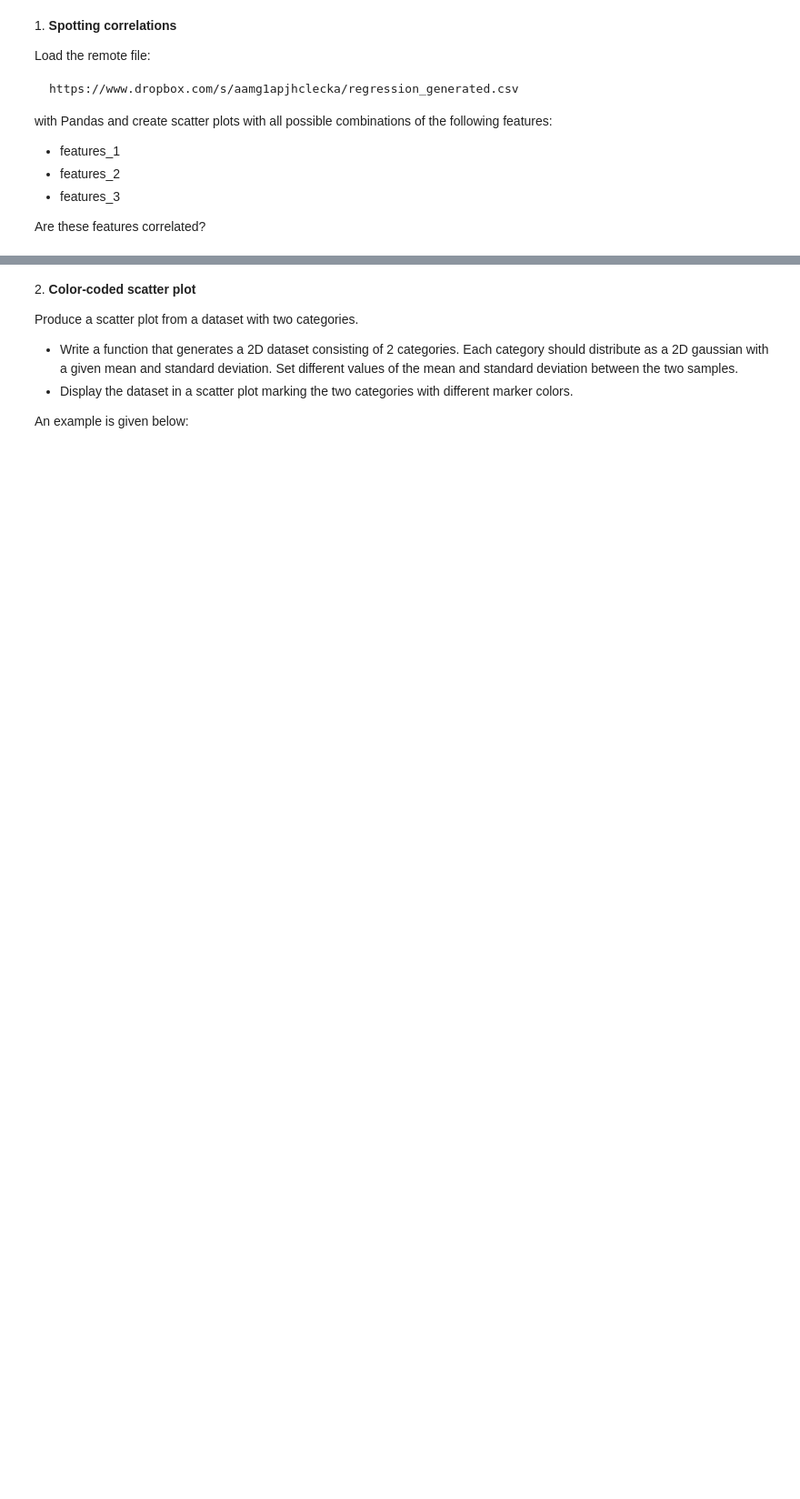
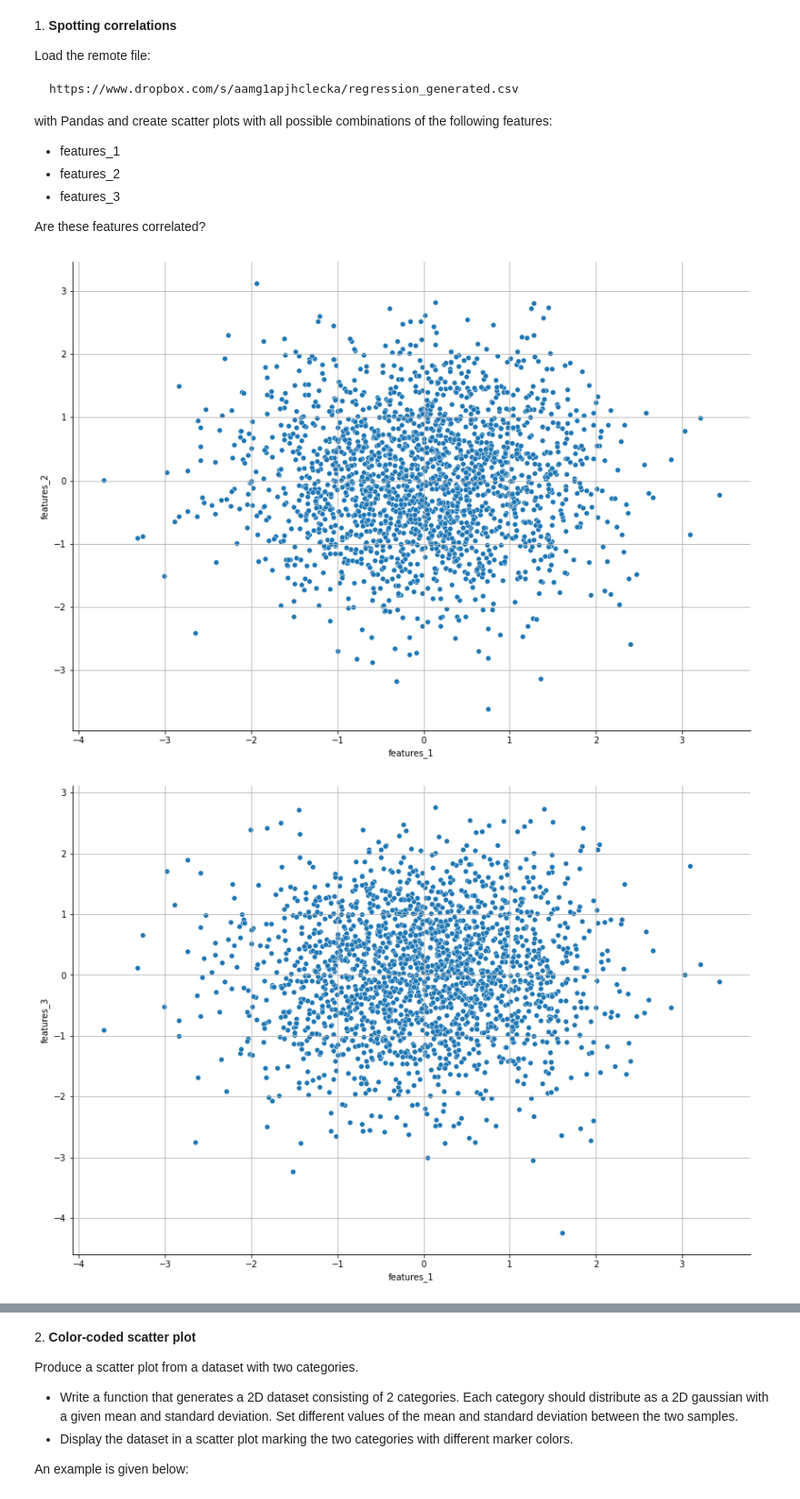
Before and after one commit to zucchett/ScientificComputingWithPython2022, a Jupyter notebook: 07ex_visualization.ipynb, the cells around one changed output, grey strips where cells are left out. Shown at 91% size. Drawn from its saved outputs; the diff is of its cells as text; code cells hidden in the pictures; blank space fills up the shorter version.

```diff
--- a/07ex_visualization.ipynb
+++ b/07ex_visualization.ipynb
@@ -14,3 +14,24 @@ with Pandas and create scatter plots with all possible combinations of the follo
   + features_3
 
 Are these features correlated?
+# %%
+import pandas as pd
+import numpy as np
+import matplotlib.pyplot as plt
+%matplotlib inline
+import seaborn as sns
+
+#!wget https://www.dropbox.com/s/aamg1apjhclecka/regression_generated.csv
+data=pd.read_csv('regression_generated.csv', header=0)
+
+sns.relplot(x="features_1", y="features_2", data=data, height=8.27, aspect=11.7/8.27)
+plt.grid()
+sns.relplot(x="features_1", y="features_3", data=data, height=8.27, aspect=11.7/8.27)
+plt.grid()
+sns.relplot(x="features_2", y="features_3", data=data, height=8.27, aspect=11.7/8.27)
+plt.grid()
+plt.show()
+#ANSWER: As can be seen from the figures the features are not correlated.
+# %% [output]
+[figure, added]
+[figure, added]
```
Also changed, not shown: parts of 5 cells of this notebook, 1 other file.
